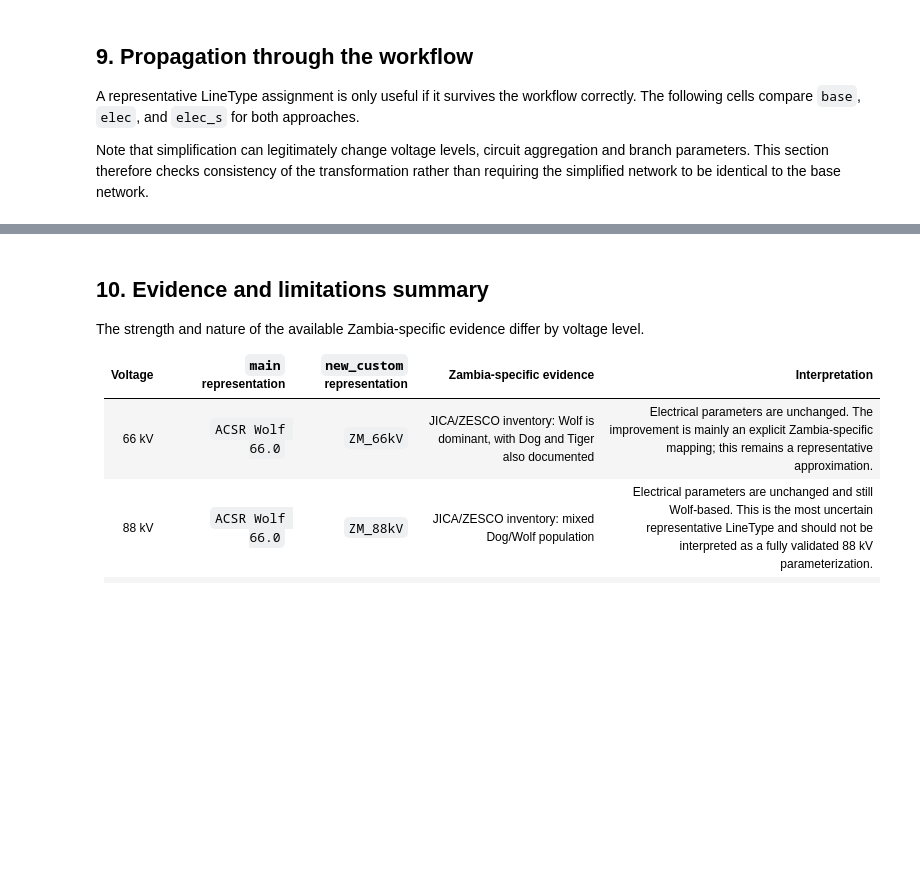
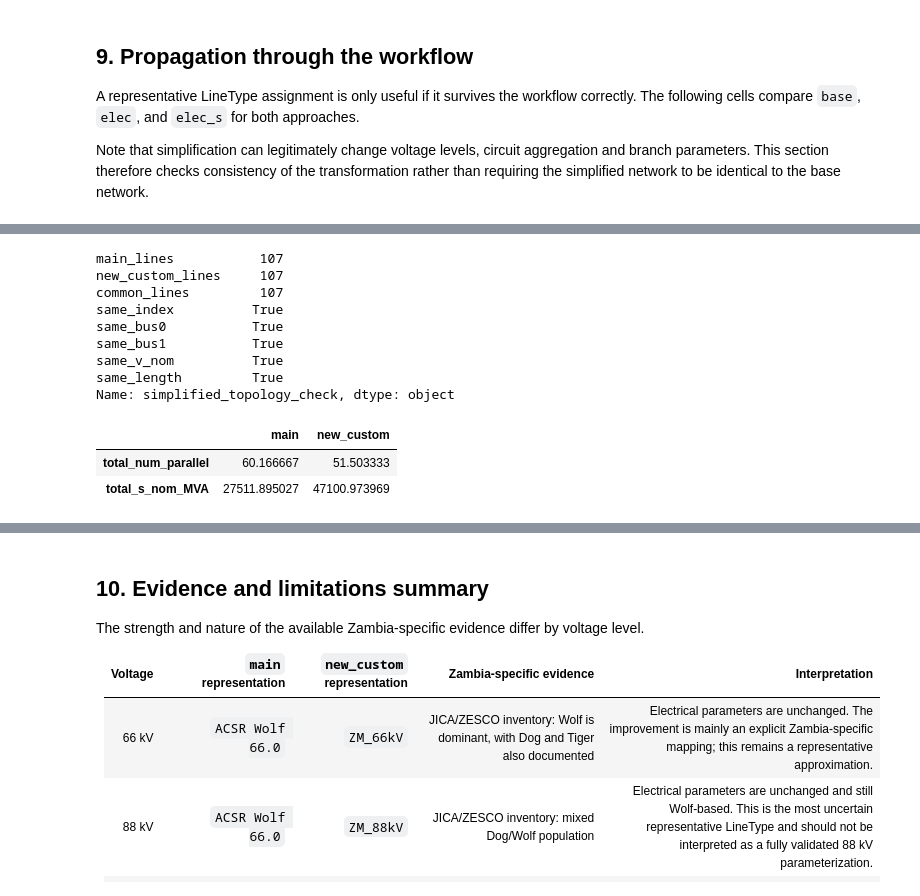
Before and after one commit to open-energy-transition/zambia-dev-notebooks, a Jupyter notebook: zambia_linetypes_validation.ipynb, the cells around one changed output, grey strips where cells are left out. Saved outputs shown, nothing was run; the diff lists cells and outputs as text; code cells hidden in the pictures; blank space fills up the shorter version.

Commit message:
Clarify simplified LineType comparison

```diff
--- a/zambia_linetypes_validation.ipynb
+++ b/zambia_linetypes_validation.ipynb
@@ -741,3 +741,62 @@ workflow_summary
 | 3 | new_custom | base | 205 | [66.0, 88.0, 120.0, 132.0, 220.0,... | [ZM_132kV, ZM_220kV, ZM_330kV, ZM... | 219.000000 | 58327.261278 |
 | 4 | new_custom | elec | 205 | [66.0, 88.0, 120.0, 132.0, 220.0,... | [ZM_132kV, ZM_220kV, ZM_330kV, ZM... | 219.000000 | 58327.261278 |
 | 5 | new_custom | elec_s | 107 | [330.0] | [ZM_330kV] | 51.503333 | 47100.973969 |
+# %%
+main_s = networks["main"]["elec_s"].lines
+new_s = networks["new_custom"]["elec_s"].lines
+
+common_s = main_s.index.intersection(new_s.index)
+
+simplified_topology_check = pd.Series(
+    {
+        "main_lines": len(main_s),
+        "new_custom_lines": len(new_s),
+        "common_lines": len(common_s),
+        "same_index": main_s.index.equals(new_s.index),
+        "same_bus0": main_s.loc[common_s, "bus0"].equals(
+            new_s.loc[common_s, "bus0"]
+        ),
+        "same_bus1": main_s.loc[common_s, "bus1"].equals(
+            new_s.loc[common_s, "bus1"]
+        ),
+        "same_v_nom": main_s.loc[common_s, "v_nom"].equals(
+            new_s.loc[common_s, "v_nom"]
+        ),
+        "same_length": np.allclose(
+            main_s.loc[common_s, "length"],
+            new_s.loc[common_s, "length"],
+            equal_nan=True,
+        ),
+    },
+    name="simplified_topology_check",
+)
+
+display(simplified_topology_check)
+
+simplified_parameter_summary = pd.DataFrame(
+    {
+        "main": {
+            "total_num_parallel": main_s["num_parallel"].sum(),
+            "total_s_nom_MVA": main_s["s_nom"].sum(),
+        },
+        "new_custom": {
+            "total_num_parallel": new_s["num_parallel"].sum(),
+            "total_s_nom_MVA": new_s["s_nom"].sum(),
+        },
+    }
+)
+
+display(simplified_parameter_summary)
+# %% [output]
+main_lines           107
+new_custom_lines     107
+common_lines         107
+same_index          True
+same_bus0           True
+same_bus1           True
+same_v_nom          True
+same_length         True
+Name: simplified_topology_check, dtype: object
+|  | main | new_custom |
+| total_num_parallel | 60.166667 | 51.503333 |
+| total_s_nom_MVA | 27511.895027 | 47100.973969 |
```
Also changed, not shown: parts of 5 cells of this notebook.
